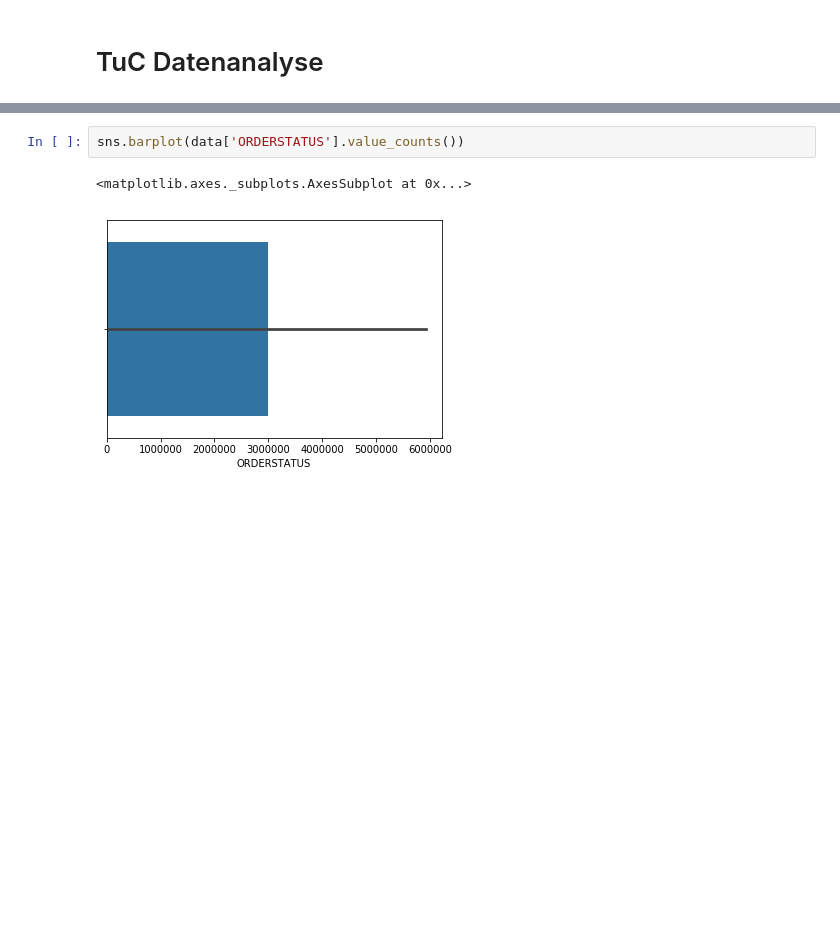
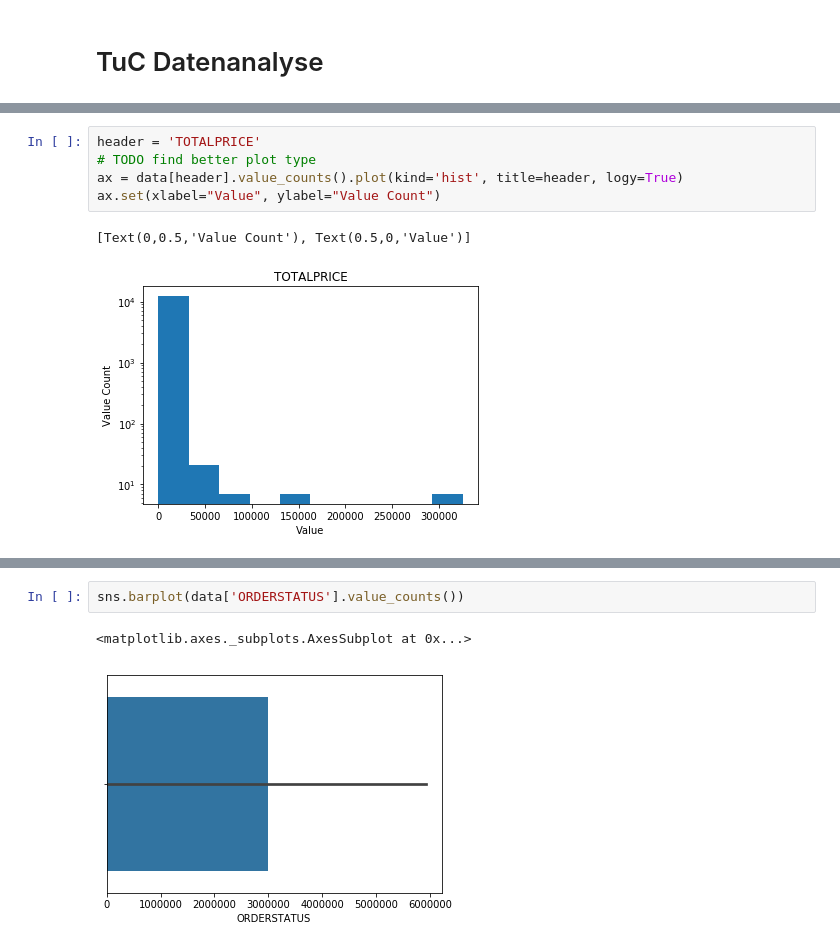
Before and after one commit to paszin/TuCompression, a Jupyter notebook: python/Tuc.ipynb, the cells around one changed output, grey strips where cells are left out. Drawn from its saved outputs; the diff is of its cells as text; blank space fills up the shorter version.

```diff
--- a/python/Tuc.ipynb
+++ b/python/Tuc.ipynb
@@ -44,0 +51,8 @@ data['ORDERSTATUS'].value_counts().plot(kind='bar')
+# %%
+header = 'TOTALPRICE'
+# TODO find better plot type
+ax = data[header].value_counts().plot(kind='hist', title=header, logy=True)
+ax.set(xlabel="Value", ylabel="Value Count")
+# %% [output]
+[Text(0,0.5,'Value Count'), Text(0.5,0,'Value')]
+[figure, added]
```
Also changed, not shown: parts of 19 cells of this notebook.
